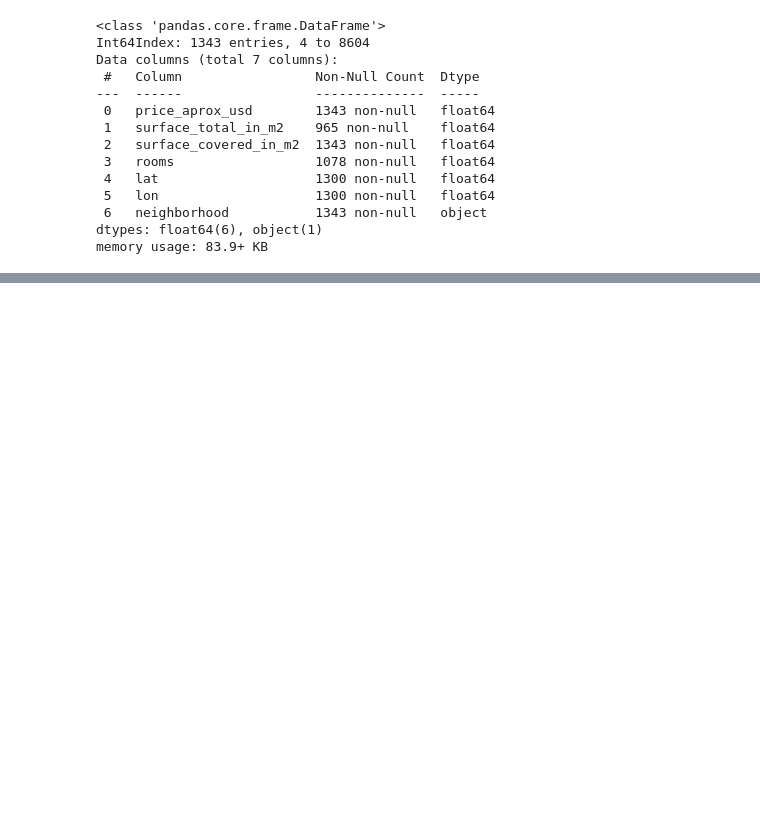
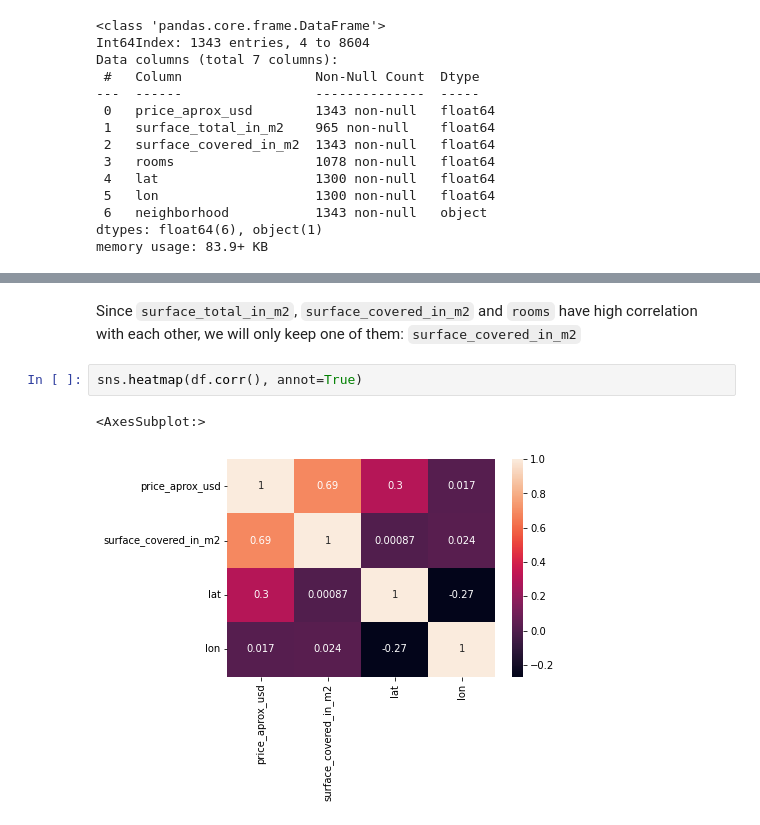
Before and after one commit to nolanspecter/data_science_projects, a Jupyter notebook: Predicting House Price in Buenos Aires/housing_in_BA.ipynb, the cells around one changed output, grey strips where cells are left out. Drawn from its saved outputs; the diff is of its cells as text; blank space fills up the shorter version.

```diff
--- a/Predicting House Price in Buenos Aires/housing_in_BA.ipynb
+++ b/Predicting House Price in Buenos Aires/housing_in_BA.ipynb
@@ -245,0 +257,7 @@ memory usage: 83.9+ KB
+# %% [markdown]
+Since `surface_total_in_m2`, `surface_covered_in_m2` and `rooms` have high correlation with each other, we will only keep one of them: `surface_covered_in_m2`
+# %%
+sns.heatmap(df.corr(), annot=True)
+# %% [output]
+<AxesSubplot:>
+[figure, added]
```
Also changed, not shown: parts of 4 cells of this notebook.
